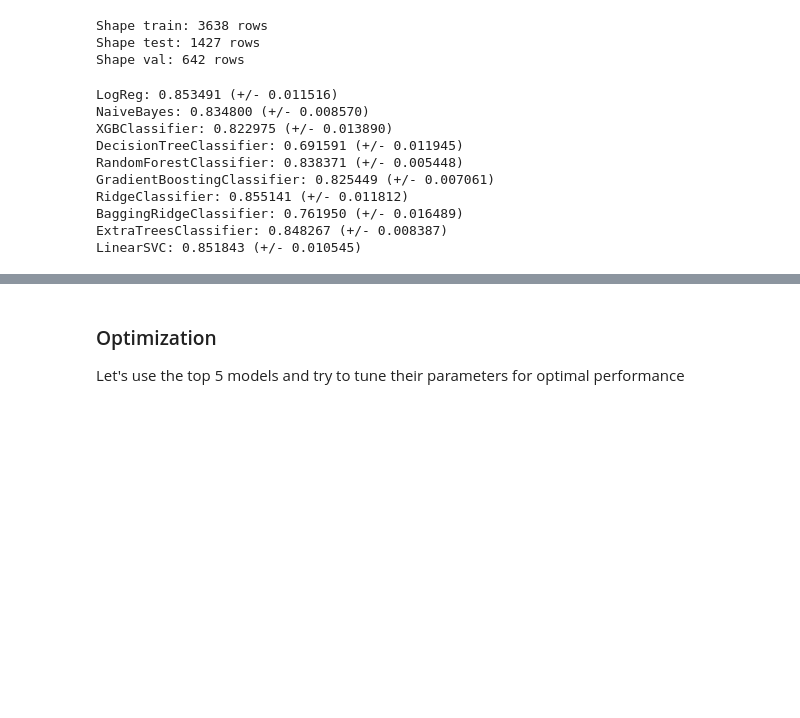
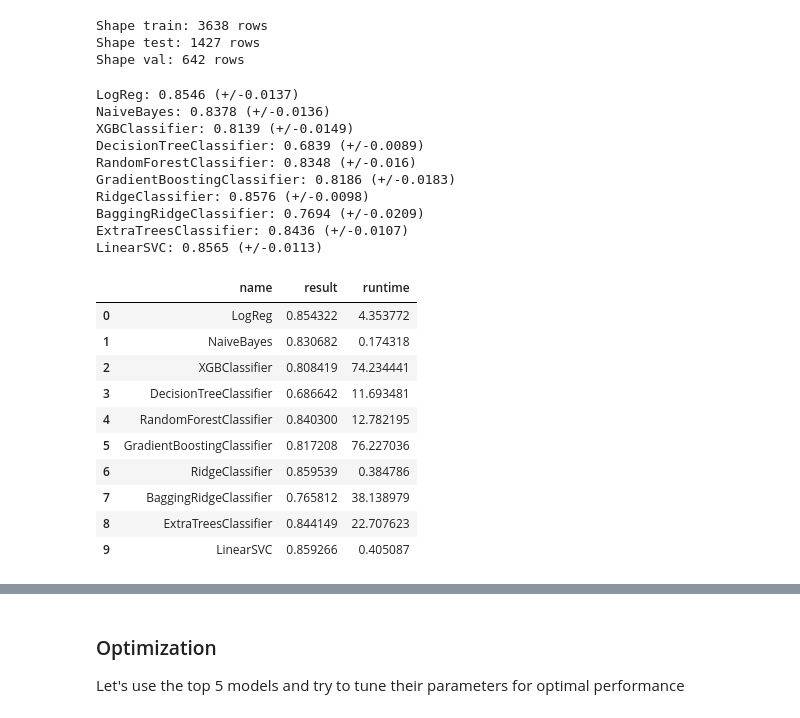
Before and after one commit to svenrr/good_news_everyone, a Jupyter notebook: Sentiment_Analysis/Standard_models.ipynb, the cells around one changed output, grey strips where cells are left out. Cells and saved outputs as stored; diff of their text form; code cells hidden in the pictures; blank space fills up the shorter version.

```diff
--- a/Sentiment_Analysis/Standard_models.ipynb
+++ b/Sentiment_Analysis/Standard_models.ipynb
@@ -270,28 +238,39 @@ Shape val: 642 rows
 # %%
-# Run the pipelines and save the results
-scoring = 'accuracy'
-n_folds = 5
-
-results, names, combined  = [], [], {}
-
-for name, model  in clfs:
-    kfold = KFold(n_splits=n_folds, random_state=random_state)
-    cv_results = cross_val_score(model, X_train, y_train,
-                                 cv= n_folds, scoring=scoring,
+# Run the models, save and print the results
+for name, model  in models:
+    start = time()
+    cv_results = cross_val_score(model, X_train_tfidf, y_train,
+                                 cv= 5, scoring='accuracy',
                                  n_jobs=-1)
-    names.append(name)
-    results.append(cv_results)
-    combined[name] = cv_results.mean()
-    msg = "%s: %f (+/- %f)" % (name, cv_results.mean(),  cv_results.std())
-    print(msg)
+    end = time()
+    runtime = end-start
+    results_df = pd.DataFrame([[name, cv_results.mean(), runtime]], columns=['name', 'result', 'runtime'])
+    model_results = model_results.append(results_df)
+    print(f'{name}: {cv_results.mean().round(4)} (+/-{cv_results.std().round(4)})')
 # %% [output]
-LogReg: 0.853491 (+/- 0.011516)
-NaiveBayes: 0.834800 (+/- 0.008570)
-XGBClassifier: 0.822975 (+/- 0.013890)
-DecisionTreeClassifier: 0.691591 (+/- 0.011945)
-RandomForestClassifier: 0.838371 (+/- 0.005448)
-GradientBoostingClassifier: 0.825449 (+/- 0.007061)
-RidgeClassifier: 0.855141 (+/- 0.011812)
-BaggingRidgeClassifier: 0.761950 (+/- 0.016489)
-ExtraTreesClassifier: 0.848267 (+/- 0.008387)
-LinearSVC: 0.851843 (+/- 0.010545)
+LogReg: 0.8546 (+/-0.0137)
+NaiveBayes: 0.8378 (+/-0.0136)
+XGBClassifier: 0.8139 (+/-0.0149)
+DecisionTreeClassifier: 0.6839 (+/-0.0089)
+RandomForestClassifier: 0.8348 (+/-0.016)
+GradientBoostingClassifier: 0.8186 (+/-0.0183)
+RidgeClassifier: 0.8576 (+/-0.0098)
+BaggingRidgeClassifier: 0.7694 (+/-0.0209)
+ExtraTreesClassifier: 0.8436 (+/-0.0107)
+LinearSVC: 0.8565 (+/-0.0113)
+# %%
+# Set index and display results dataframe
+model_results.set_index(pd.Index(list(range(0, model_results.shape[0]))), inplace=True)
+model_results
+# %% [output]
+|  | name | result | runtime |
+| 0 | LogReg | 0.854322 | 4.353772 |
+| 1 | NaiveBayes | 0.830682 | 0.174318 |
+| 2 | XGBClassifier | 0.808419 | 74.234441 |
+| 3 | DecisionTreeClassifier | 0.686642 | 11.693481 |
+| 4 | RandomForestClassifier | 0.840300 | 12.782195 |
+| 5 | GradientBoostingClassifier | 0.817208 | 76.227036 |
+| 6 | RidgeClassifier | 0.859539 | 0.384786 |
+| 7 | BaggingRidgeClassifier | 0.765812 | 38.138979 |
+| 8 | ExtraTreesClassifier | 0.844149 | 22.707623 |
+| 9 | LinearSVC | 0.859266 | 0.405087 |
```
Also changed, not shown: parts of 42 cells of this notebook, 2 other files.
